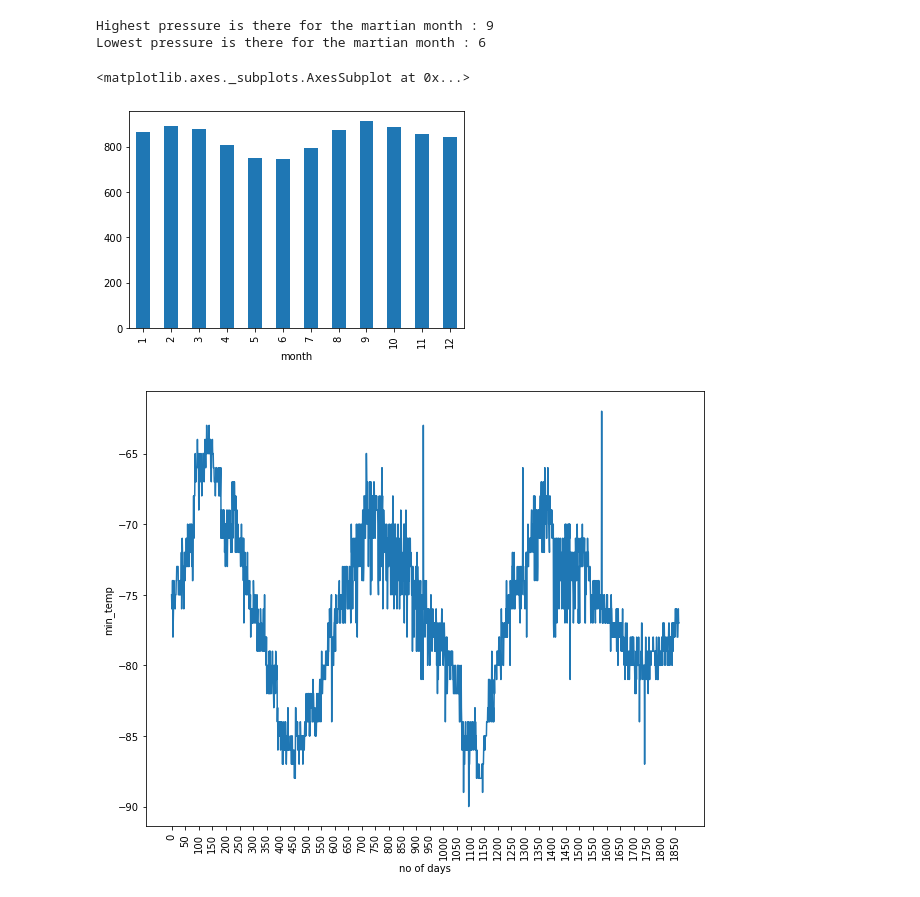
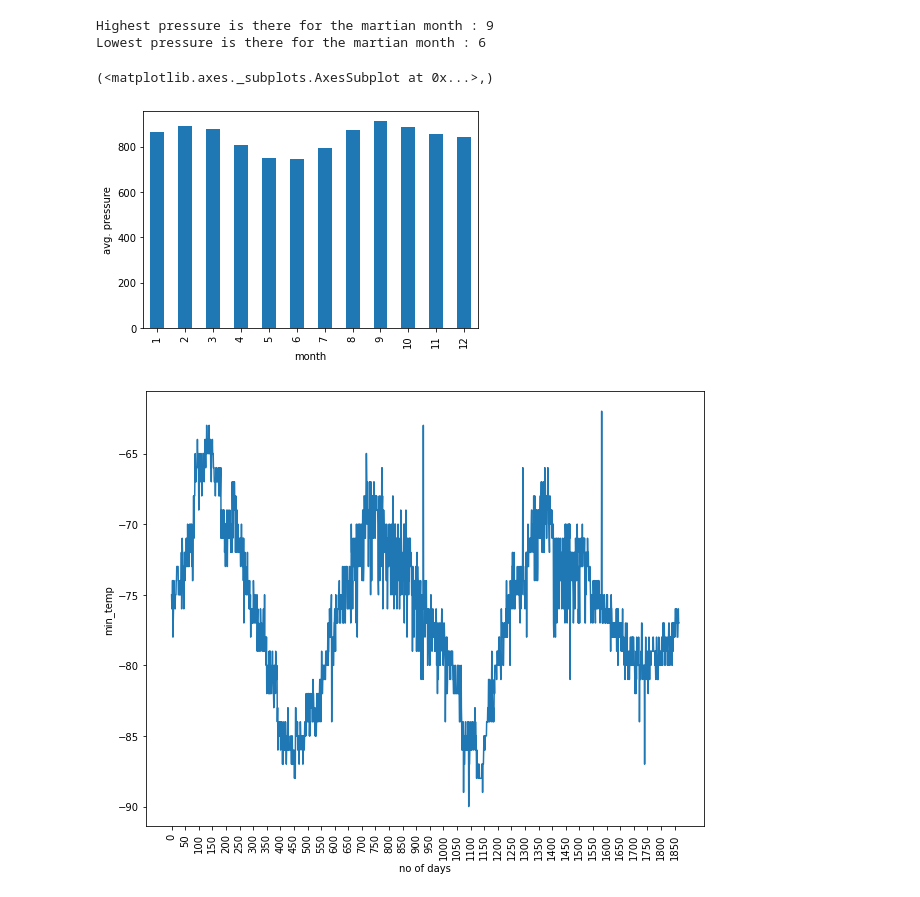
Before and after one commit to shwetajain1022/data-collection-challenge, a Jupyter notebook: part_2_mars_weather.ipynb, the cells around one changed output. Drawn from its saved outputs; the diff is of its cells as text; code cells hidden in the pictures.

```diff
--- a/part_2_mars_weather.ipynb
+++ b/part_2_mars_weather.ipynb
@@ -248,8 +250,10 @@ Highest pressure is there for the martian month : 9
 Lowest pressure is there for the martian month : 6
 # %%
 # Plot the average pressure by month
-avg_pressure_by_months.plot.bar()
+plt.xlabel("month")
+plt.ylabel("avg. pressure")
+avg_pressure_by_months.plot.bar(),
 # %% [output]
-<matplotlib.axes._subplots.AxesSubplot at 0x...>
+(<matplotlib.axes._subplots.AxesSubplot at 0x...>,)
-[figure, old version]
+[figure, new version]
 # %%
```
Also changed, not shown: parts of 9 cells of this notebook, 4 other files.
